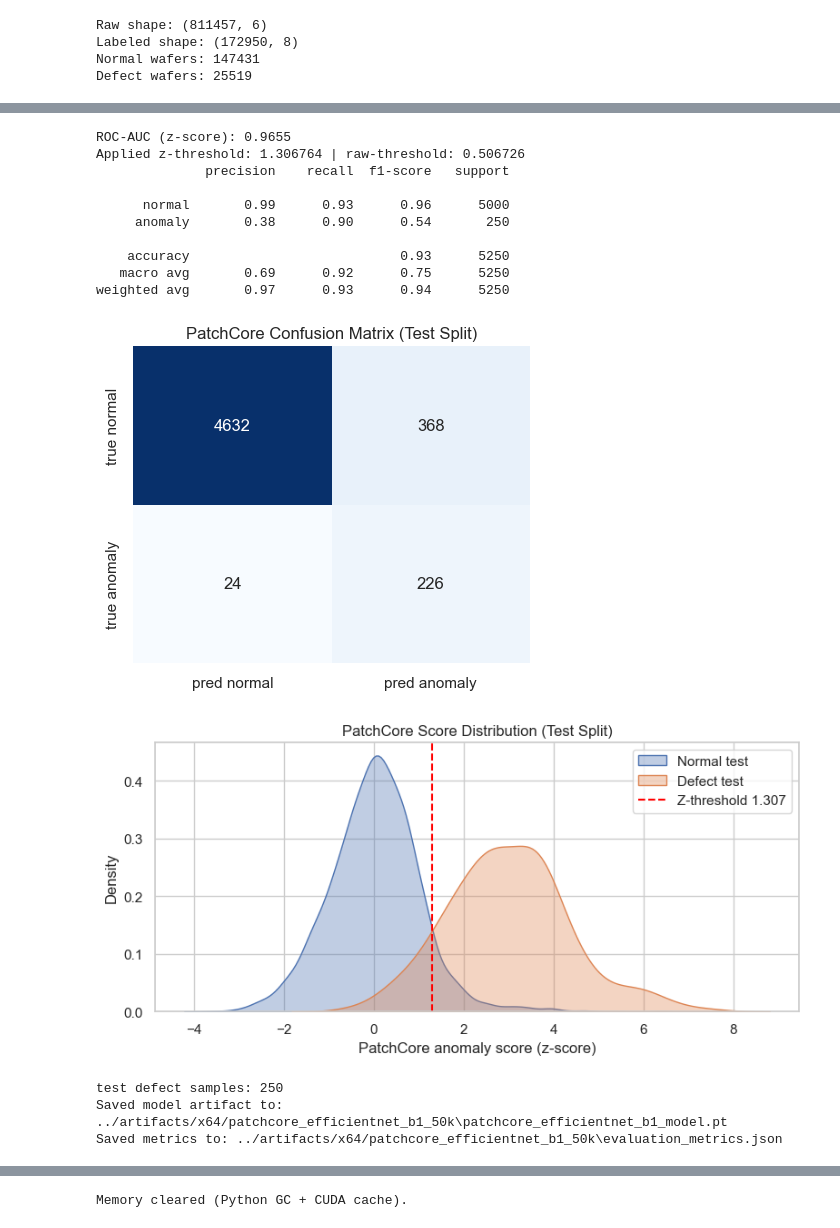
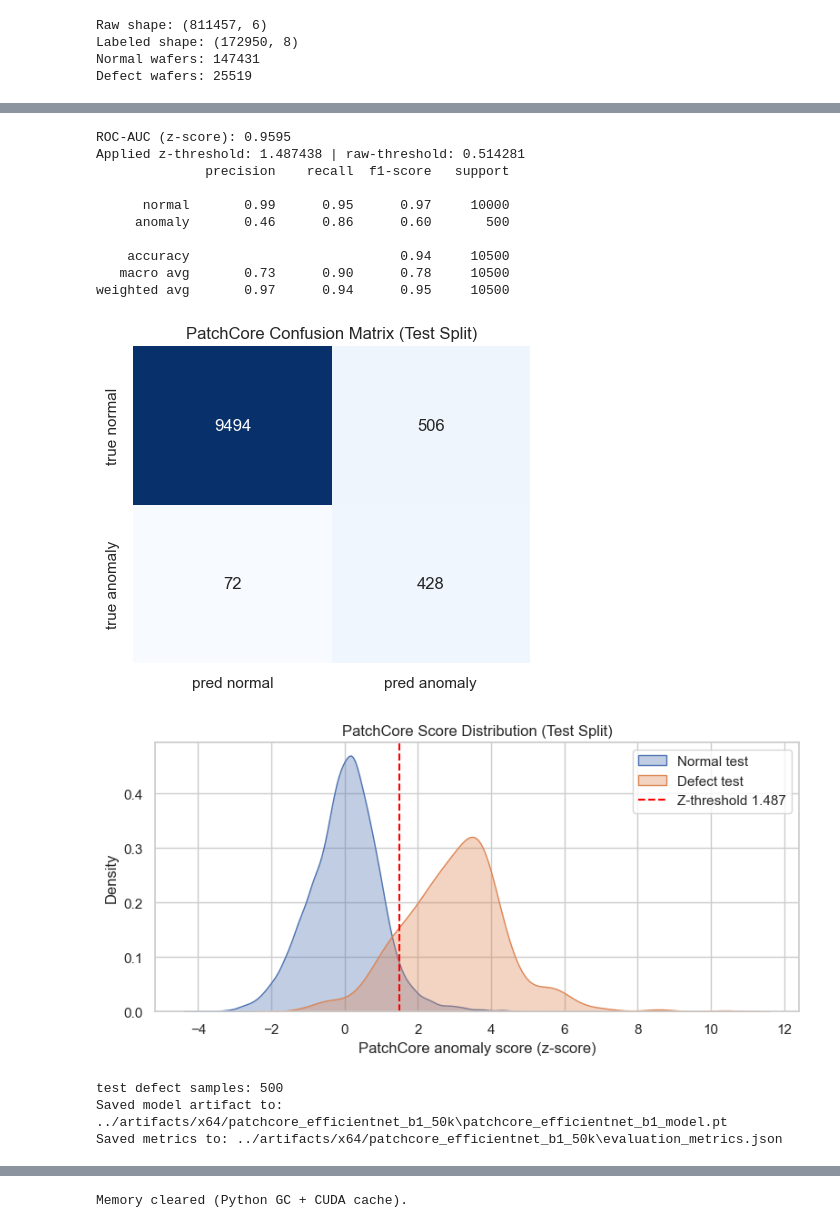
Before and after one commit to henreads/DeepLearning-Group8, a Jupyter notebook: ct_notebooks/wafer-patchcore-efficientnet-b1-one-layer.ipynb, the cells around one changed output, grey strips where cells are left out. Saved outputs shown, nothing was run; the diff lists cells and outputs as text; code cells hidden in the pictures.

```diff
--- a/ct_notebooks/wafer-patchcore-efficientnet-b1-one-layer.ipynb
+++ b/ct_notebooks/wafer-patchcore-efficientnet-b1-one-layer.ipynb
@@ -55,11 +55,10 @@ DATA_PATH = '../data/raw/LSWMD.pkl'
 IMAGE_SIZE = 240
 BATCH_SIZE = 128
 
-TRAIN_NORMAL_N = 20000
-TUNE_NORMAL_N = 2500
-TUNE_DEFECT_N = 2500
-TEST_NORMAL_N = 5000
-TEST_DEFECT_N = 250
+TRAIN_NORMAL_N = 40000
+TUNE_NORMAL_N = 5000
+TEST_NORMAL_N = 10000
+TEST_DEFECT_N = 500
 
 # PatchCore memory/scoring settings
 MEMORY_BANK_MAX_PATCHES = 200000
@@ -86,7 +85,7 @@ os.makedirs(ARTIFACT_DIR, exist_ok=True)
 print(
     f'batch={BATCH_SIZE},bbank_max={MEMORY_BANK_MAX_PATCHES}, '
     f'chunk={SCORE_CHUNK}, amp={USE_CUDA}, topk_ratio={TOPK_PATCH_RATIO}, '
-    # f'nn_k={PATCHCORE_NN_K}, eff_mid={EFFNET_MID_FEATURE_IDX}, '
+    f'nn_k={PATCHCORE_NN_K}, '
     f'eff_deep={EFFNET_DEEP_FEATURE_IDX}, emb_dim={PATCH_EMBED_DIM}'
 )
 print(
@@ -135,7 +134,7 @@ Defect wafers: 25519
 # %%
 # Enforce requested split sizes with tune split
 required_normals = TRAIN_NORMAL_N + TUNE_NORMAL_N + TEST_NORMAL_N
-required_defects = TUNE_DEFECT_N + TEST_DEFECT_N
+required_defects = TEST_DEFECT_N
 
 if len(normal_df) < required_normals:
     raise ValueError(f'Not enough normal wafers: need {required_normals}, found {len(normal_df)}')
@@ -159,15 +158,12 @@ tune_normal_df = normal_df_shuf.iloc[n1:n2].copy()
 test_normal_df = normal_df_shuf.iloc[n2:n3].copy()
 
 d0 = 0
-d1 = TUNE_DEFECT_N
-d2 = TUNE_DEFECT_N + TEST_DEFECT_N
+d1 = TEST_DEFECT_N
 
-tune_defect_df = defect_df_shuf.iloc[d0:d1].copy()
-test_defect_df = defect_df_shuf.iloc[d1:d2].copy()
+test_defect_df = defect_df_shuf.iloc[d0:d1].copy()
 
 print('Train normal:', len(train_normal_df))
 print('Tune normal:', len(tune_normal_df))
-print('Tune defect:', len(tune_defect_df))
 print('Test normal:', len(test_normal_df))
 print('Test defect:', len(test_defect_df))
 # %% [output]
@@ -571,47 +506,46 @@ artifact = {
         'image_size': IMAGE_SIZE,
         'train_normal_n': TRAIN_NORMAL_N,
         'tune_normal_n': TUNE_NORMAL_N,
-        'tune_defect_n': TUNE_DEFECT_N,
         'test_normal_n': TEST_NORMAL_N,
         'test_defect_n': TEST_DEFECT_N,
         'score_chunk': SCORE_CHUNK,
         'patchcore_nn_k': PATCHCORE_NN_K,
         'patchcore_topk_patch_ratio': TOPK_PATCH_RATIO,
         # 'effnet_mid_feature_idx': EFFNET_MID_FEATURE_IDX,
         'effnet_deep_feature_idx': EFFNET_DEEP_FEATURE_IDX,
         'patch_embed_dim': PATCH_EMBED_DIM,
     },
 }
 torch.save(artifact, MODEL_EXPORT_PATH)
 
 metrics = {
     'roc_auc_z': roc_auc,
     'threshold_z': float(threshold_z),
     'threshold_raw': float(threshold_raw),
     'train_score_mu': float(train_score_mu),
     'train_score_std': float(train_score_std),
     'confusion_matrix': cm.tolist(),
     'n_test_normal': int(len(test_normal_scores_z)),
     'n_test_defect': int(len(test_defect_scores_z)),
 }
 pd.Series(metrics).to_json(METRICS_EXPORT_PATH, indent=2)
 
 print('Saved model artifact to:', MODEL_EXPORT_PATH)
 print('Saved metrics to:', METRICS_EXPORT_PATH)
 # %% [output]
-ROC-AUC (z-score): 0.9655
-Applied z-threshold: 1.306764 | raw-threshold: 0.506726
+ROC-AUC (z-score): 0.9595
+Applied z-threshold: 1.487438 | raw-threshold: 0.514281
               precision    recall  f1-score   support
 
-      normal       0.99      0.93      0.96      5000
-     anomaly       0.38      0.90      0.54       250
+      normal       0.99      0.95      0.97     10000
+     anomaly       0.46      0.86      0.60       500
 
-    accuracy                           0.93      5250
-   macro avg       0.69      0.92      0.75      5250
-weighted avg       0.97      0.93      0.94      5250
+    accuracy                           0.94     10500
+   macro avg       0.73      0.90      0.78     10500
+weighted avg       0.97      0.94      0.95     10500
 [figure]
-[figure, old version]
+[figure, new version]
-test defect samples: 250
+test defect samples: 500
 Saved model artifact to: ../artifacts/x64/patchcore_efficientnet_b1_50k\patchcore_efficientnet_b1_model.pt
 Saved metrics to: ../artifacts/x64/patchcore_efficientnet_b1_50k\evaluation_metrics.json
 # %%
```
Also changed, not shown: parts of 9 cells of this notebook, 1 other file.
